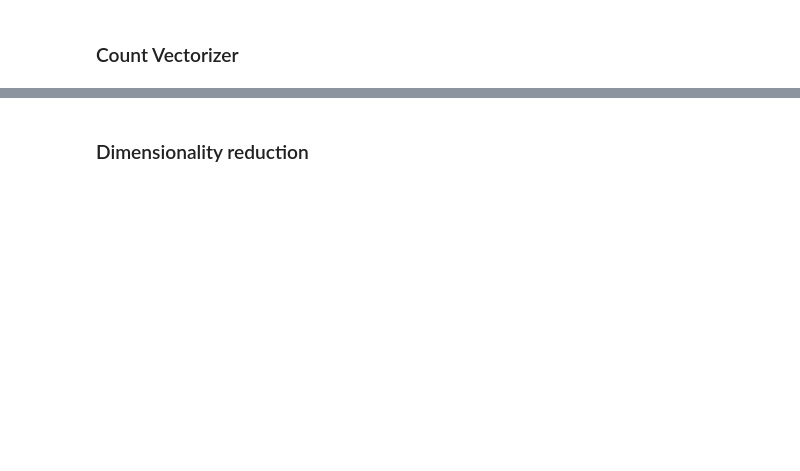
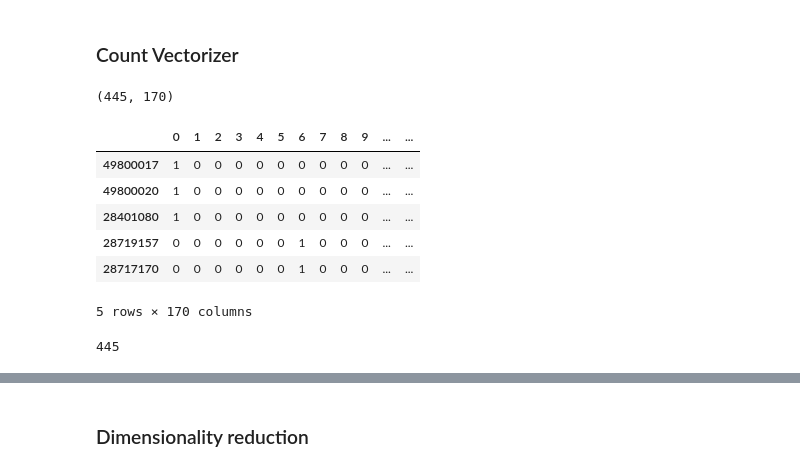
Before and after one commit to sailormoonvicky/eCommerce, a Jupyter notebook: Similar product recommender.ipynb, the cells around one changed output, grey strips where cells are left out. Drawn from its saved outputs; the diff is of its cells as text; code cells hidden in the pictures; blank space fills up the shorter version.

```diff
--- a/Similar product recommender.ipynb
+++ b/Similar product recommender.ipynb
@@ -53,4 +68,4 @@ def metadata(X):
 # %%
 X_meta = metadata(X_merged)
 # %%
-X_meta.shape
+X_meta.set_index(X_meta['product_id'], inplace=True)
@@ -59,7 +84,17 @@ X_meta
 # %% [markdown]
 ### Count Vectorizer
 # %%
-count = CountVectorizer(stop_words='english')
+count = CountVectorizer()
 count_matrix = count.fit_transform(X_meta['metadata'])
 count_df_1 = pd.DataFrame(count_matrix.toarray(), index=X_meta.product_id.tolist())
+print(count_df_1.shape)
 count_df_1.head()
+# %% [output]
+(445, 170)
+|  | 0 | 1 | 2 | 3 | 4 | 5 | 6 | 7 | 8 | 9 | ... | ... |
+| 49800017 | 1 | 0 | 0 | 0 | 0 | 0 | 0 | 0 | 0 | 0 | ... | ... |
+| 49800020 | 1 | 0 | 0 | 0 | 0 | 0 | 0 | 0 | 0 | 0 | ... | ... |
+| 28401080 | 1 | 0 | 0 | 0 | 0 | 0 | 0 | 0 | 0 | 0 | ... | ... |
+| 28719157 | 0 | 0 | 0 | 0 | 0 | 0 | 1 | 0 | 0 | 0 | ... | ... |
+| 28717170 | 0 | 0 | 0 | 0 | 0 | 0 | 1 | 0 | 0 | 0 | ... | ... |
+5 rows × 170 columns
@@ -67,0 +103,4 @@ count_df_1.shape
+# %%
+len(list(set(count_df_1.index)))#.nunique()
+# %% [output]
+445
```
Also changed, not shown: parts of 29 cells of this notebook.
